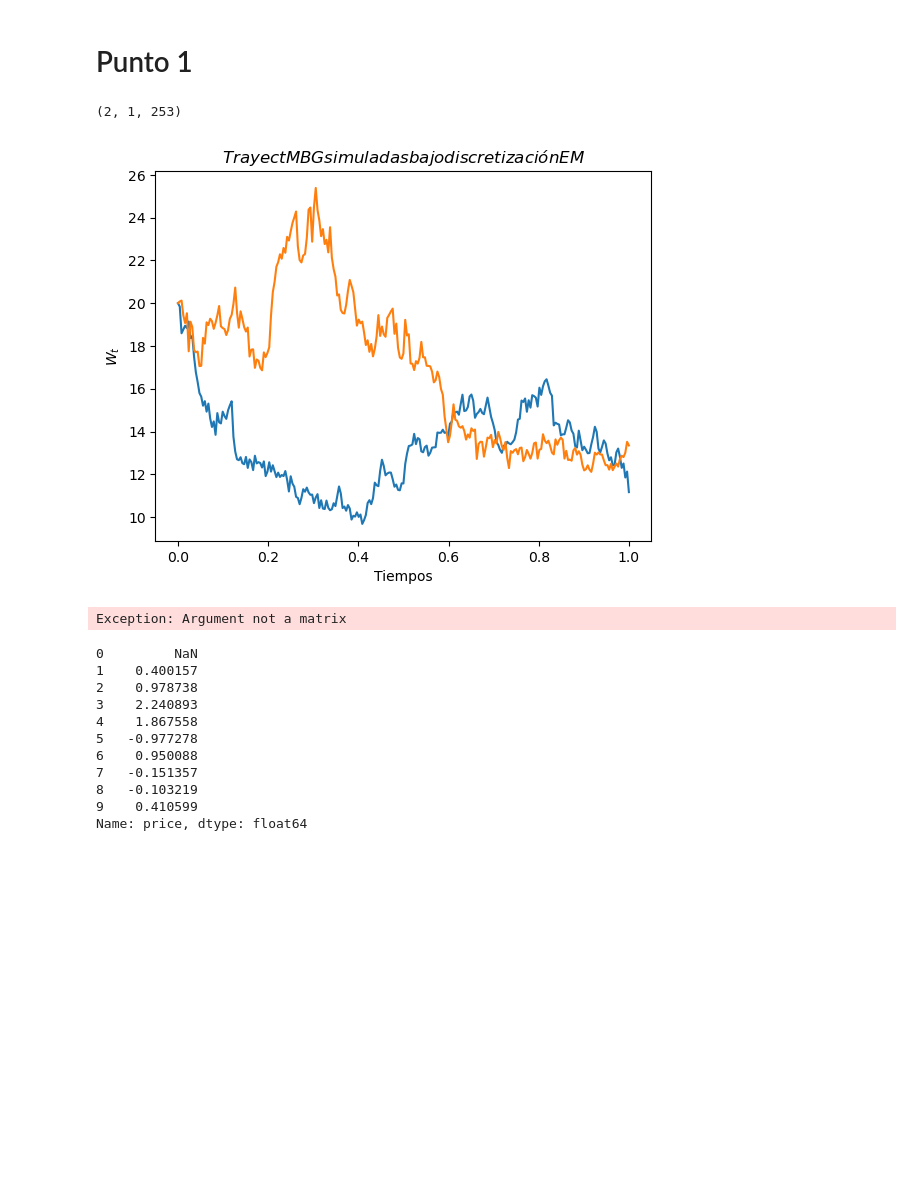
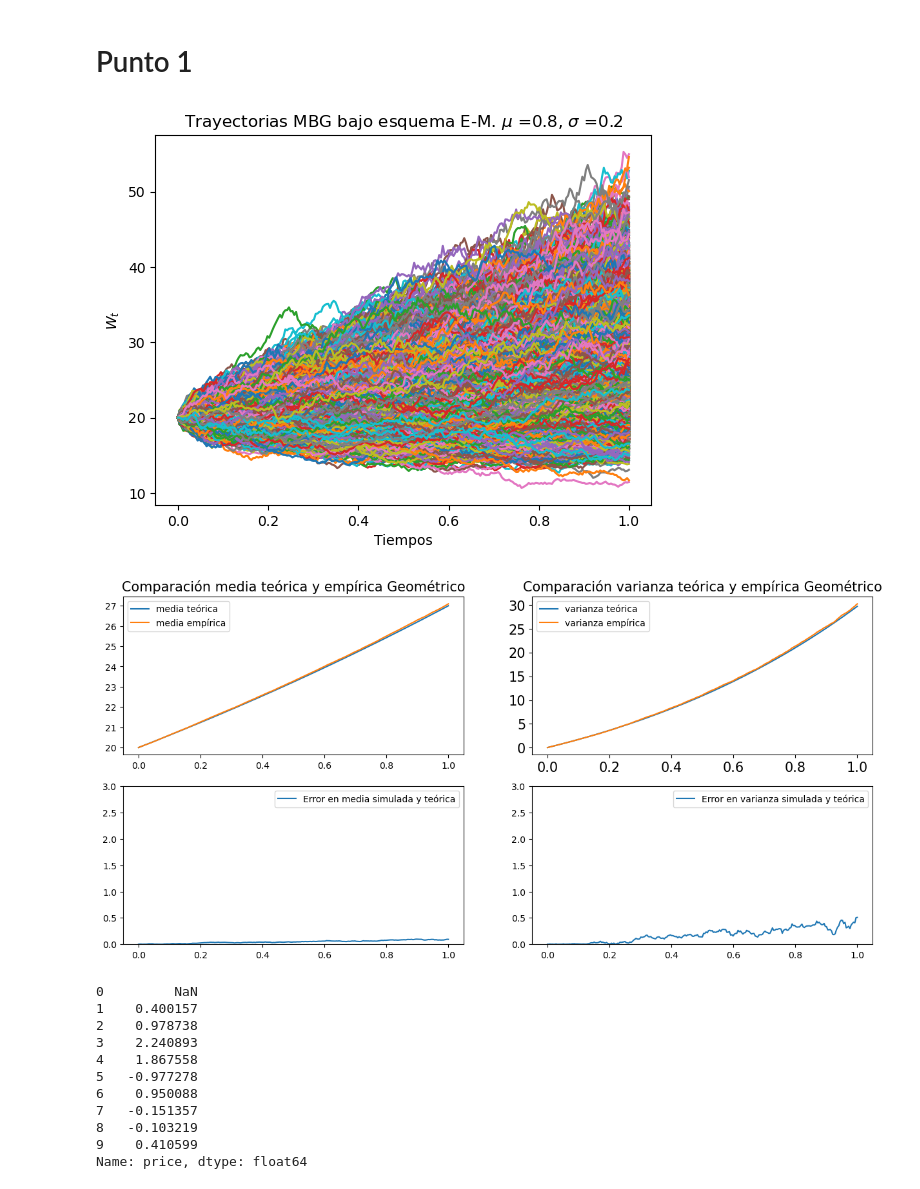
Before and after one commit to msanchezr99/Talleres_estocasticos1, a Jupyter notebook: Procesos_estoc_continuos/Punto1_Unit3.ipynb, the cells around one changed output. Saved outputs shown, nothing was run; the diff lists cells and outputs as text; code cells hidden in the pictures; blank space fills up the shorter version.

Commit message:
Punto de simulación completado y método de esperanza y var teor corregidos con C.I.

```diff
--- a/Procesos_estoc_continuos/Punto1_Unit3.ipynb
+++ b/Procesos_estoc_continuos/Punto1_Unit3.ipynb
@@ -53,36 +53,35 @@ def plotear(nombre_proceso,time, mu_teor_t,mu_hat_t, var_teor_t,var_hat_t,mu_err
 # %%
 #Numeral 2
 T=1
 n=253
-d=1
+d=10000
 time=np.linspace(0,T,n)
 dt=T/(n-1)
 G_0=20
 mu=0.3
-sigma=0.5
+sigma=0.2
 
 G=bm.EM_geom_brown(G_0,mu,sigma,n,d,dt=dt)
-G_teor=bm.teor_solut_GBM(G_0,mu,sigma,n,d,T)
-print(np.array([G,G_teor]).shape)
+#G_teor=bm.teor_solut_GBM(G_0,mu,sigma,n,d,T)
+
 
 fig, ax = plt.subplots()
-ax.plot(time,np.vstack([G,G_teor]).T)
-ax.set_title("$Trayect MBG simuladas bajo discretización EM$")
+ax.plot(time,G.T)
+ax.set_title(f"Trayectorias MBG bajo esquema E-M. $\mu$ ={mu}, $\sigma$ ={sigma}")
 ax.set_xlabel("Tiempos")
 ax.set_ylabel("$W_t$")
 plt.show()
 
-mu_teor_t,cov_teor=bm.geometric_theoret_mu_cov(time,alpha=mu-sigma**2/2,lamda=sigma)
+mu_teor_t,cov_teor=bm.geometric_theoret_mu_cov(G_0,time,alpha=mu-sigma**2/2,lamda=sigma)
 mu_hat_t,cov_hat=bm.empiric_mu_cov(G)
 
 var_hat_t=np.diag(cov_hat)
 var_teor_t=np.diag(cov_teor)
 
 mu_error=bm.error(mu_hat_t,mu_teor_t)
 var_error=bm.error(var_hat_t,var_teor_t)
 
-plotear("Geométrico",time, mu_teor_t,mu_hat_t,var_teor_t,var_hat_t,mu_error,var_error,lim_err=[0,0.5])
+plotear("Geométrico",time, mu_teor_t,mu_hat_t,var_teor_t,var_hat_t,mu_error,var_error,lim_err=[0,3])
 # %% [output]
-(2, 1, 253)
-[figure, old version]
+[figure, new version]
-Exception: Argument not a matrix
+[figure, added]
```
Also changed, not shown: parts of 1 cell of this notebook, 3 other files.
